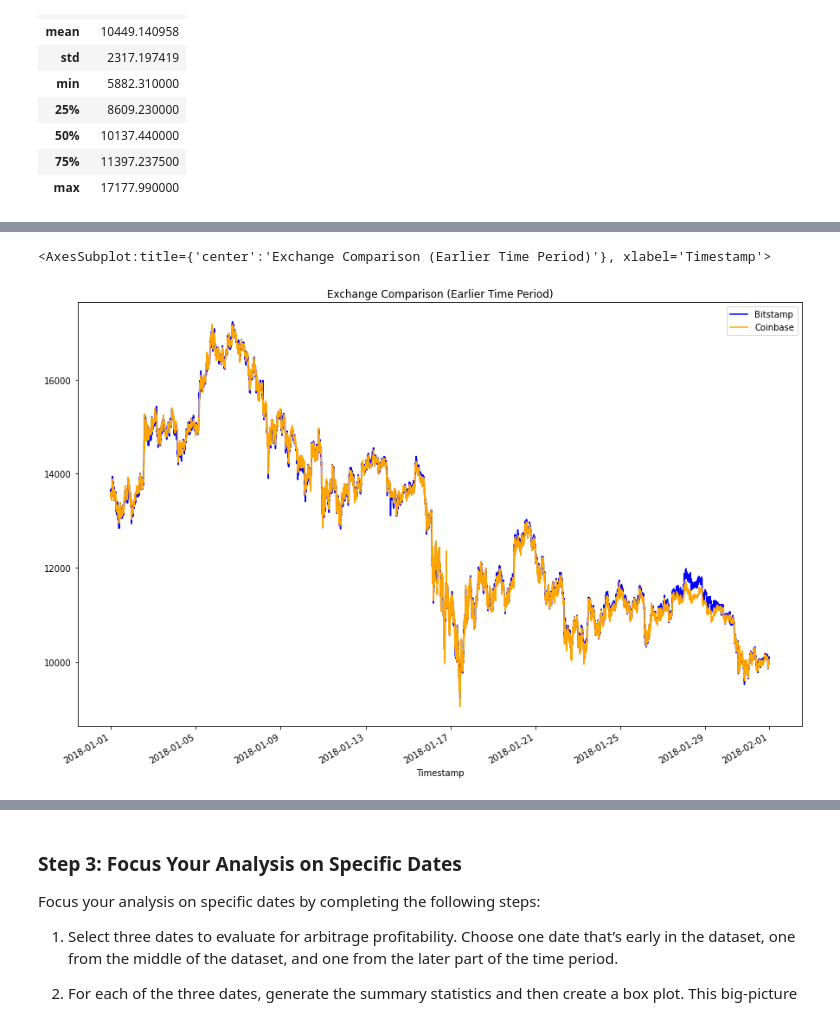
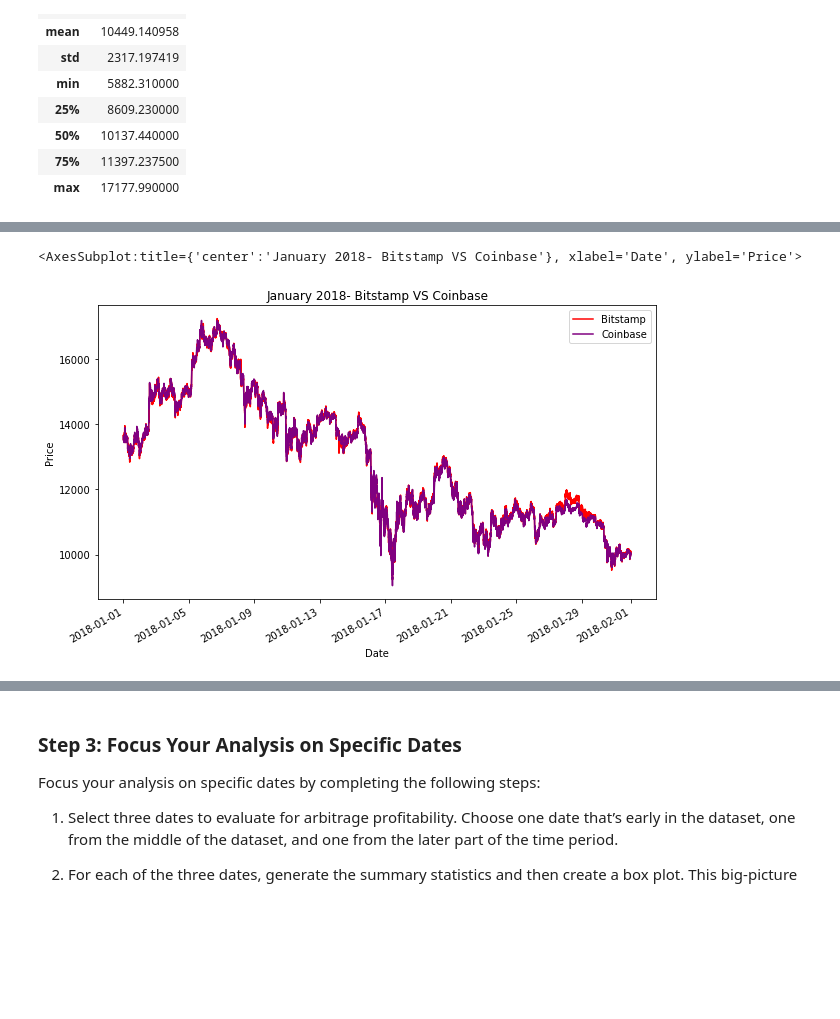
Before and after one commit to beowulf888/Module_3_challenge, a Jupyter notebook: Starter_Code/crypto_arbitrage.ipynb, the cells around one changed output, grey strips where cells are left out. Drawn from its saved outputs; the diff is of its cells as text; code cells hidden in the pictures; blank space fills up the shorter version.

```diff
--- a/Starter_Code/crypto_arbitrage.ipynb
+++ b/Starter_Code/crypto_arbitrage.ipynb
@@ -110,7 +110,7 @@ bitstamp["Close"] = bitstamp["Close"].str.replace("$", "",regex="False")
 ### Step 3: Convert the data type of the Close column to a `float`.
 # %%
 # Convert the Close data type to a float
-bitstamp["Close"] = bitstamp["Close"].astype(float)
+bitstamp_df["Close"] = bitstamp_df["Close"].astype(float)
 # %% [markdown]
 ### Step 4: Review the data for duplicated values, and drop them if necessary.
 # %%
@@ -125,0 +123,14 @@ bitstamp.duplicated().sum()
+# %%
+# Repeat Steps 1–4 for the coinbase DataFrame
+
+# For the bitstamp DataFrame, replace or drop all NaNs or missing values in the DataFrame
+coinbase_df.dropna(inplace = True)
+
+# Use the str.replace function to remove the dollar sign, $
+coinbase_df["Close"] = coinbase_df["Close"].str.replace("$", "",regex="False")
+
+# Convert the Close data type to a float
+coinbase_df["Close"] = coinbase_df["Close"].astype(float)
+
+# Review the data for duplicate values, and drop them if necessary
+coinbase_df.duplicated().sum()
@@ -145,10 +158,10 @@ Select the data you want to analyze. Use `loc` or `iloc` to select the following
 * Close
 # %%
 # Use loc or iloc to select `Timestamp (the index)` and `Close` from bitstamp DataFrame
-bitstamp_sliced = # YOUR CODE HERE
+bitstamp_sliced = bitstamp_df.iloc[:,[3]]
 
 # Review the first five rows of the DataFrame
-# YOUR CODE HERE
+bitstamp_sliced.head()
 # %% [output]
 |  | Close |
 | Timestamp |  |
@@ -159,10 +172,10 @@ bitstamp_sliced = # YOUR CODE HERE
 | 2018-01-01 00:04:00 | 13620.00 |
 # %%
 # Use loc or iloc to select `Timestamp (the index)` and `Close` from coinbase DataFrame
-coinbase_sliced = # YOUR CODE HERE
+coinbase_sliced = coinbase_df.iloc[:,[3]]
 
 # Review the first five rows of the DataFrame
-# YOUR CODE HERE
+coinbase_sliced.head()
 # %% [output]
 |  | Close |
 | Timestamp |  |
@@ -234,11 +250,22 @@ Sort through the time series data associated with the bitstamp and coinbase Data
 # %%
 # Using the loc and plot functions, create an overlay plot that visualizes
 # the price action of both DataFrames for a one month period early in the dataset
 # Be sure to include the parameters: legend, figure size, title, and color and label
-# YOUR CODE HERE
+
+bitstamp_sliced['Close'].loc['2018-01-01' :'2018-01-31'].plot(legend=True,
+                                                                 figsize=(10, 6),
+                                                                 title="January 2018- Bitstamp VS Coinbase",
+                                                                 color='red',
+                                                                 label="Bitstamp")
+
+coinbase_sliced['Close'].loc['2018-01-01' :'2018-01-31'].plot(legend=True, figsize=(10, 6),
+                                                                 color='purple',
+                                                                 label="Coinbase",
+                                                                 ylabel="Price",
+                                                                 xlabel="Date")
 # %% [output]
-<AxesSubplot:title={'center':'Exchange Comparison (Earlier Time Period)'}, xlabel='Timestamp'>
+<AxesSubplot:title={'center':'January 2018- Bitstamp VS Coinbase'}, xlabel='Date', ylabel='Price'>
-[figure, old version]
+[figure, new version]
 # %%
 # Using the loc and plot functions, create an overlay plot that visualizes
 # the price action of both DataFrames for a one month period later in the dataset
```
Also changed, not shown: parts of 12 cells of this notebook.
